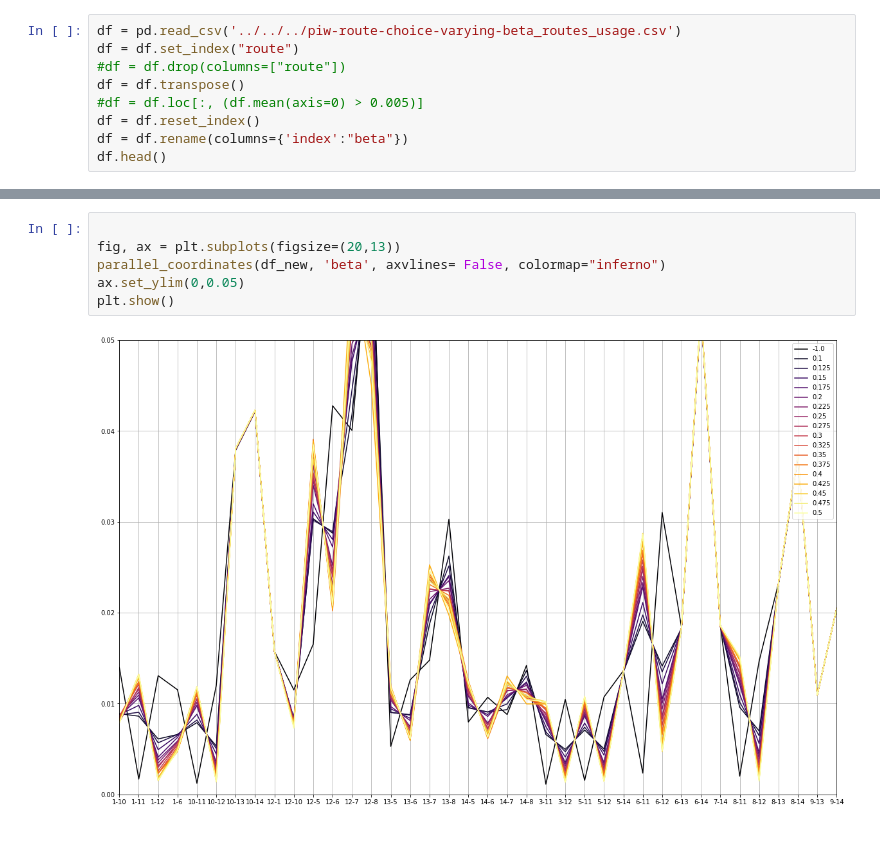
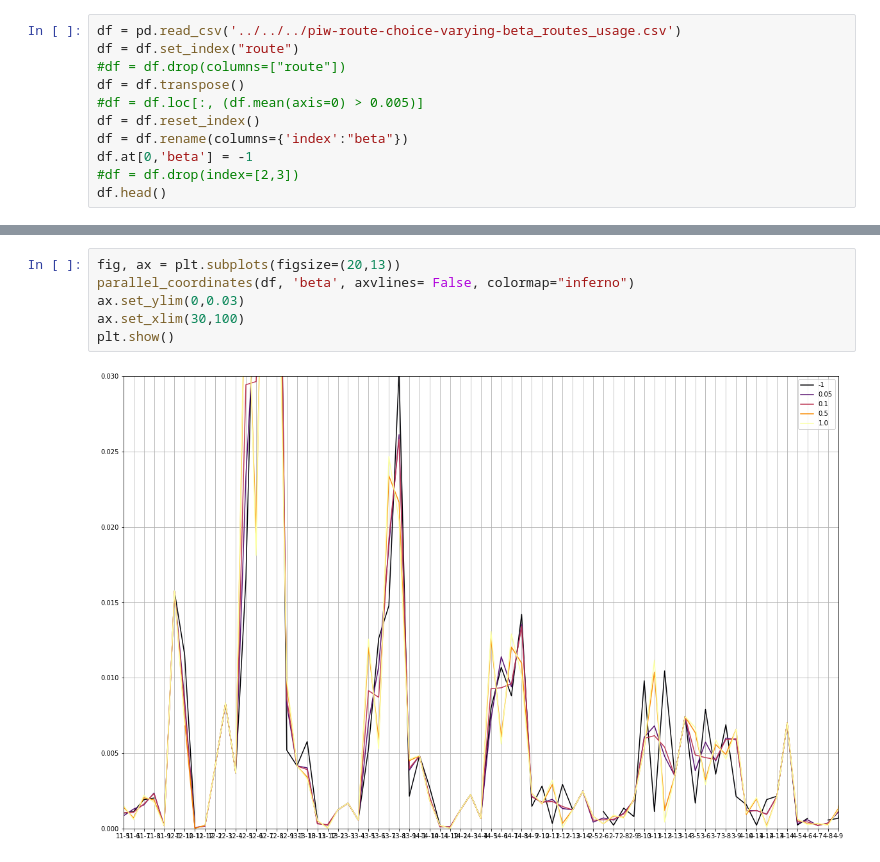
Before and after one commit to transp-or/pedestrian-control-simulator, a Jupyter notebook: src/main/python/parrallel-coords.ipynb, the cells around one changed output, grey strips where cells are left out. Saved outputs shown, nothing was run; the diff lists cells and outputs as text.

```diff
--- a/src/main/python/parrallel-coords.ipynb
+++ b/src/main/python/parrallel-coords.ipynb
@@ -11,6 +12,8 @@ df = df.transpose()
 #df = df.loc[:, (df.mean(axis=0) > 0.005)]
 df = df.reset_index()
 df = df.rename(columns={'index':"beta"})
+df.at[0,'beta'] = -1
+#df = df.drop(index=[2,3])
 df.head()
 # %% [output]
 | route | beta | 1-10 | 1-11 | 1-12 | 1-13 | 1-14 | 1-5 | 1-6 | 1-7 | 1-8 | ... | ... |
@@ -53,8 +44,8 @@ df_new.head()
 # %%
-
 fig, ax = plt.subplots(figsize=(20,13))
-parallel_coordinates(df_new, 'beta', axvlines= False, colormap="inferno")
-ax.set_ylim(0,0.05)
+parallel_coordinates(df, 'beta', axvlines= False, colormap="inferno")
+ax.set_ylim(0,0.03)
+ax.set_xlim(30,100)
 plt.show()
 # %% [output]
-[figure, old version]
+[figure, new version]
```
Also changed, not shown: parts of 7 cells of this notebook, 14 other files.
